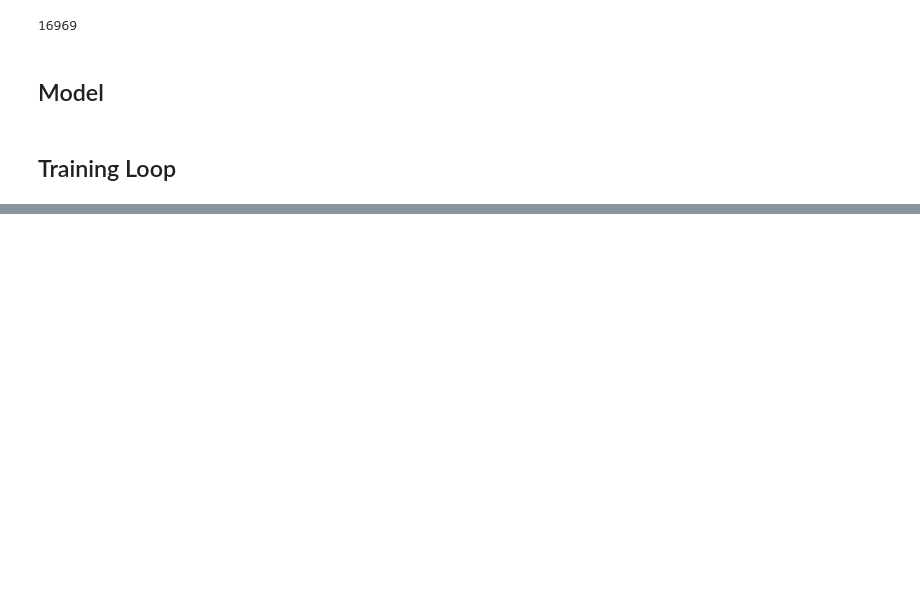
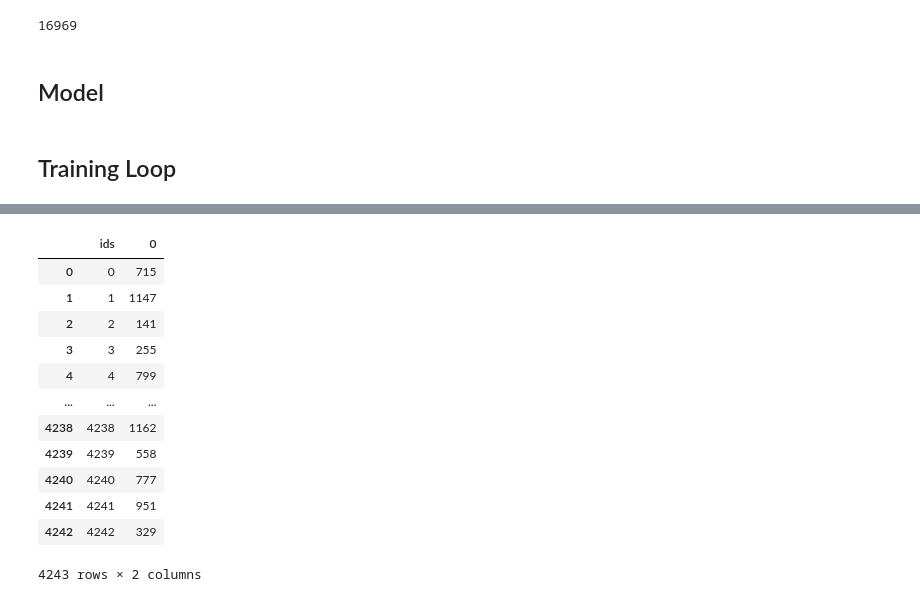
Before and after one commit to rp-bot/DNA-label-prediction-CNN, a Jupyter notebook: hw2.ipynb, the cells around one changed output, grey strips where cells are left out. Saved outputs shown, nothing was run; the diff lists cells and outputs as text; code cells hidden in the pictures; blank space fills up the shorter version.

```diff
--- a/hw2.ipynb
+++ b/hw2.ipynb
@@ -136,0 +161,19 @@ RuntimeError: Given groups=1, weight of size [16, 5, 5], expected input[32, 1058
+# %%
+prediction_model = CNN1D(num_classes=num_classes)
+prediction_model.load_state_dict(torch.load('model_friday_mar_8.pth'))
+
+prediction_model.eval()
+
+outputs = prediction_model(test_one_hot_encoded.permute(0, 2, 1))
+
+_, preds_tensor = torch.max(outputs, 1)
+
+preds = np.squeeze(preds_tensor.cpu().numpy())
+# %%
+predictions = pd.DataFrame(preds)
+# %%
+predictions['ids'] = predictions.index
+# %%
+cols = predictions.columns.tolist()
+cols[0], cols[1] = cols[1], cols[0]
+predictions = predictions[cols]
@@ -136,0 +182,16 @@ RuntimeError: Given groups=1, weight of size [16, 5, 5], expected input[32, 1058
+# %%
+predictions
+# %% [output]
+|  | ids | 0 |
+| 0 | 0 | 715 |
+| 1 | 1 | 1147 |
+| 2 | 2 | 141 |
+| 3 | 3 | 255 |
+| 4 | 4 | 799 |
+| ... | ... | ... |
+| 4238 | 4238 | 1162 |
+| 4239 | 4239 | 558 |
+| 4240 | 4240 | 777 |
+| 4241 | 4241 | 951 |
+| 4242 | 4242 | 329 |
+4243 rows × 2 columns
```
Also changed, not shown: parts of 10 cells of this notebook, 4 other files.
